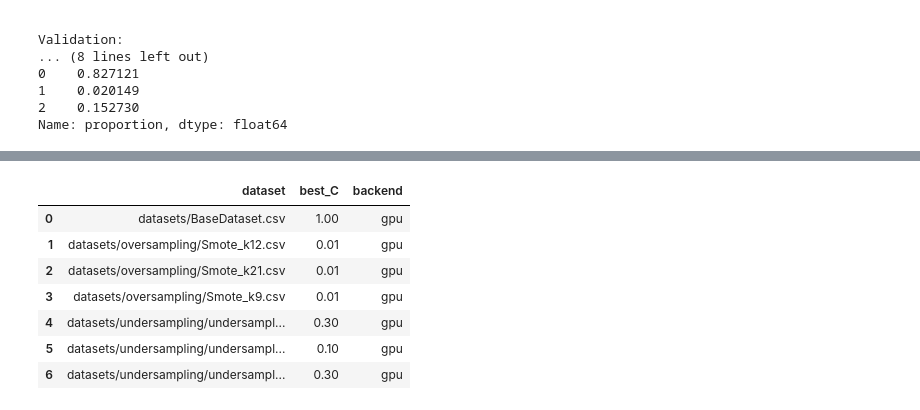
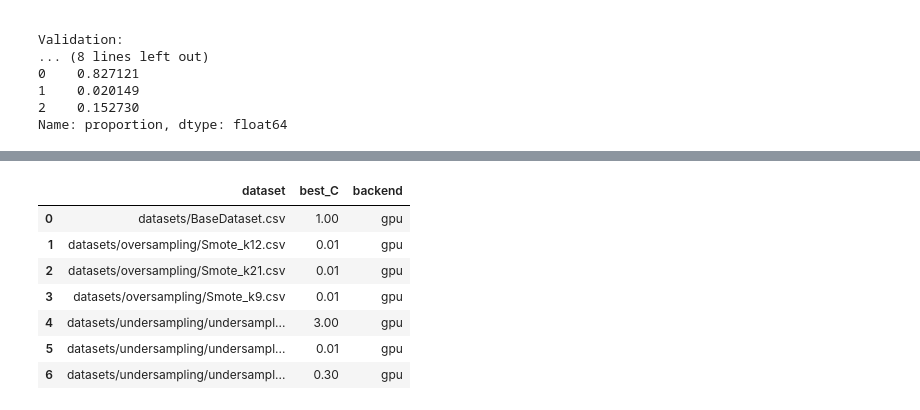
Before and after one commit to moamenhesham0/diabetes-risk-prediction, a Jupyter notebook: Softmax.ipynb, the cells around one changed output, grey strips where cells are left out. Saved outputs shown, nothing was run; the diff lists cells and outputs as text; code cells hidden in the pictures.

```diff
--- a/Softmax.ipynb
+++ b/Softmax.ipynb
@@ -229,7 +229,7 @@ Validation:
 2    0.152730
 Name: proportion, dtype: float64
 # %%
-# Train one Softmax model per dataset and select C by validation macro recall.
+# Train one Softmax model per dataset and select C by validation macro F1.
 c_values = [0.01, 0.1, 0.3, 1.0, 3.0, 10.0, 30.0]
 warnings.filterwarnings("ignore", category=ConvergenceWarning)
 
@@ -282,12 +282,14 @@ for name, split in split_store.items():
     val_scores = []
     for c in c_values:
         _, yi_val_pred = fit_predict_for_c(Xi_train, yi_train, Xi_val, c)
+        val_f1_macro = f1_score(yi_val, yi_val_pred, average="macro")
         val_recall_macro = recall_score(yi_val, yi_val_pred, average="macro")
         val_recall_weighted = recall_score(yi_val, yi_val_pred, average="weighted")
         val_acc = accuracy_score(yi_val, yi_val_pred)
         val_scores.append(
             {
                 "C": c,
+                "val_f1_macro": val_f1_macro,
                 "val_recall_macro": val_recall_macro,
                 "val_recall_weighted": val_recall_weighted,
                 "val_accuracy": val_acc,
@@ -295,7 +297,7 @@ for name, split in split_store.items():
         )
 
     val_results = pd.DataFrame(val_scores).sort_values(
-        ["val_recall_macro", "val_recall_weighted", "val_accuracy"],
+        ["val_f1_macro", "val_recall_macro", "val_accuracy"],
         ascending=False,
     ).reset_index(drop=True)
     best_c = float(val_results.loc[0, "C"])
@@ -324,11 +326,11 @@ pd.DataFrame(
 Execution backend: gpu (USE_GPU=True)
 Trained 7 model(s).
 |  | dataset | best_C | backend |
 | 0 | datasets/BaseDataset.csv | 1.00 | gpu |
 | 1 | datasets/oversampling/Smote_k12.csv | 0.01 | gpu |
 | 2 | datasets/oversampling/Smote_k21.csv | 0.01 | gpu |
 | 3 | datasets/oversampling/Smote_k9.csv | 0.01 | gpu |
-| 4 | datasets/undersampling/undersampl... | 0.30 | gpu |
-| 5 | datasets/undersampling/undersampl... | 0.10 | gpu |
+| 4 | datasets/undersampling/undersampl... | 3.00 | gpu |
+| 5 | datasets/undersampling/undersampl... | 0.01 | gpu |
 | 6 | datasets/undersampling/undersampl... | 0.30 | gpu |
 # %%
```
Also changed, not shown: parts of 5 cells of this notebook.
